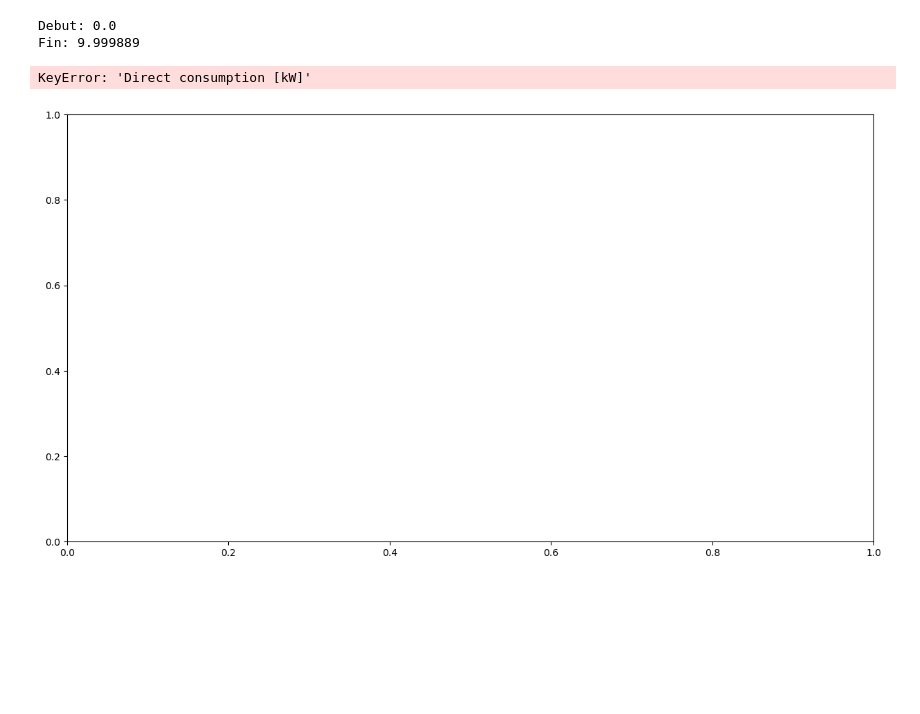
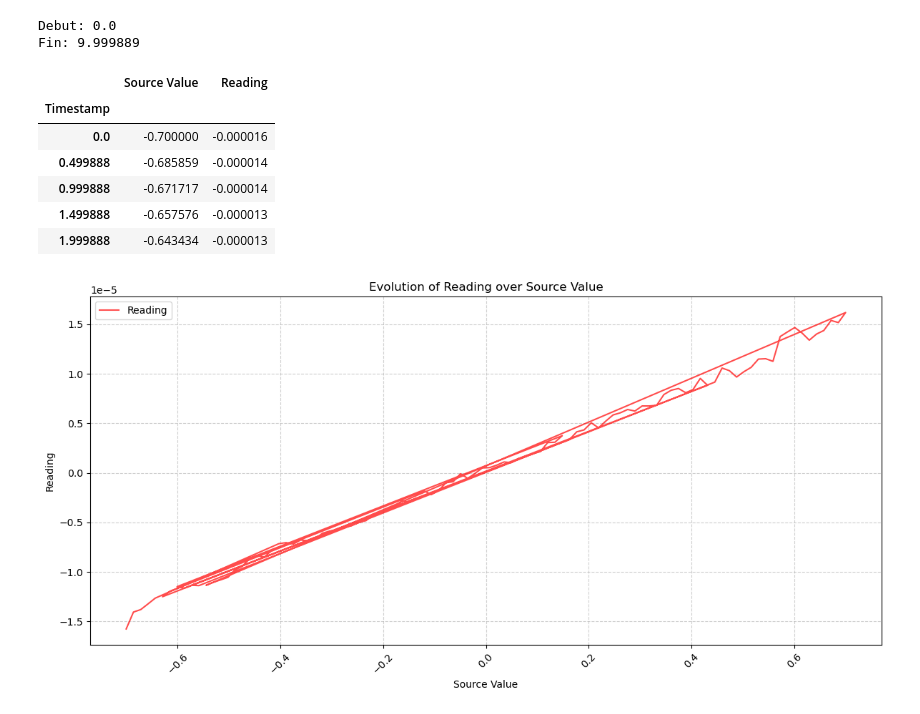
Before and after one commit to djili/all-about-python, a Jupyter notebook: data_analytics/chime.ipynb, the cells around one changed output. Cells and saved outputs as stored; diff of their text form; code cells hidden in the pictures; blank space fills up the shorter version.

```diff
--- a/data_analytics/chime.ipynb
+++ b/data_analytics/chime.ipynb
@@ -40,5 +40,5 @@ dataframe
 100 rows × 4 columns
 # %%
-dataframe.drop(columns=['id'], inplace=False)
+dataframe.drop(columns=['Unnamed: 0'], inplace=True)
 dataframe
 # %% [output]
@@ -110,0 +110,5 @@ memory usage: 3.1+ KB
+# %%
+# Conversion des colonnes en float
+dataframe['Source Value'] = dataframe['Source Value'].str.replace(',', '.').astype(float)
+dataframe['Reading'] = dataframe['Reading'].str.replace(',', '.').astype(float)
+dataframe.info()
@@ -115,43 +129,40 @@ print(f"Fin: {dataframe.index.max()}")
 # %% [output]
 Debut: 0.0
 Fin: 9.999889
+# %%
+dataframe.head()
+# %% [output]
+|  | Source Value | Reading |
+| Timestamp |  |  |
+| 0.0 | -0.700000 | -0.000016 |
+| 0.499888 | -0.685859 | -0.000014 |
+| 0.999888 | -0.671717 | -0.000014 |
+| 1.499888 | -0.657576 | -0.000013 |
+| 1.999888 | -0.643434 | -0.000013 |
 # %%
 import matplotlib.pyplot as plt
 
-# Créer une figure
-fig, ax = plt.subplots(figsize=(15, 8))
+# Create figure and axis with specific size
+fig, ax = plt.subplots(figsize=(12, 6))
 
-# Tracer les données avec des couleurs différentes
-ax.plot(dataframe.index, dataframe['Direct consumption [kW]'], 'b-',
-        label='Direct consumption', linewidth=1)
-ax.plot(dataframe.index, dataframe['Grid-supplied power [kW]'], 'g-',
-        label='Grid-supplied power', linewidth=1)
-ax.plot(dataframe.index, dataframe['Grid feed-in [kW]'], 'r-',
-        label='Grid feed-in', linewidth=1)
-ax.plot(dataframe.index, dataframe['Total consumption [kW]'], 'y-',
-        label='Total consumption', linewidth=1)
-ax.plot(dataframe.index, dataframe['Total generation [kW]'], 'm-',
-        label='Total generation', linewidth=1)
+ax.plot(dataframe['Source Value'], dataframe['Reading'], 'r-', label='Reading', alpha=0.7)
 
-# Configurer les axes et les labels
-ax.set_xlabel('Time')
-ax.set_ylabel('Power [kW]')
+# Customize the plot
+ax.set_title('Evolution of Reading over Source Value')
+ax.set_xlabel('Source Value')
+ax.set_ylabel('Reading')
+ax.grid(True, linestyle='--', alpha=0.6)
 
-# Rotation des étiquettes de l'axe x pour une meilleure lisibilité
+# Rotate x-axis labels for better readability
 plt.xticks(rotation=45)
 
-# Ajouter la légende
-ax.legend(loc='upper right')
+# Add legend
+ax.legend()
 
-# Titre du graphique
-plt.title('Power Metrics Over Time')
-
-# Ajuster la mise en page
-plt.grid(True)
+# Adjust layout to prevent label cutoff
 plt.tight_layout()
 
-# Afficher le graphique
+# Show the plot
 plt.show()
 # %% [output]
-KeyError: 'Direct consumption [kW]'
-[figure, old version]
+[figure, new version]
```
Also changed, not shown: parts of 10 cells of this notebook.
